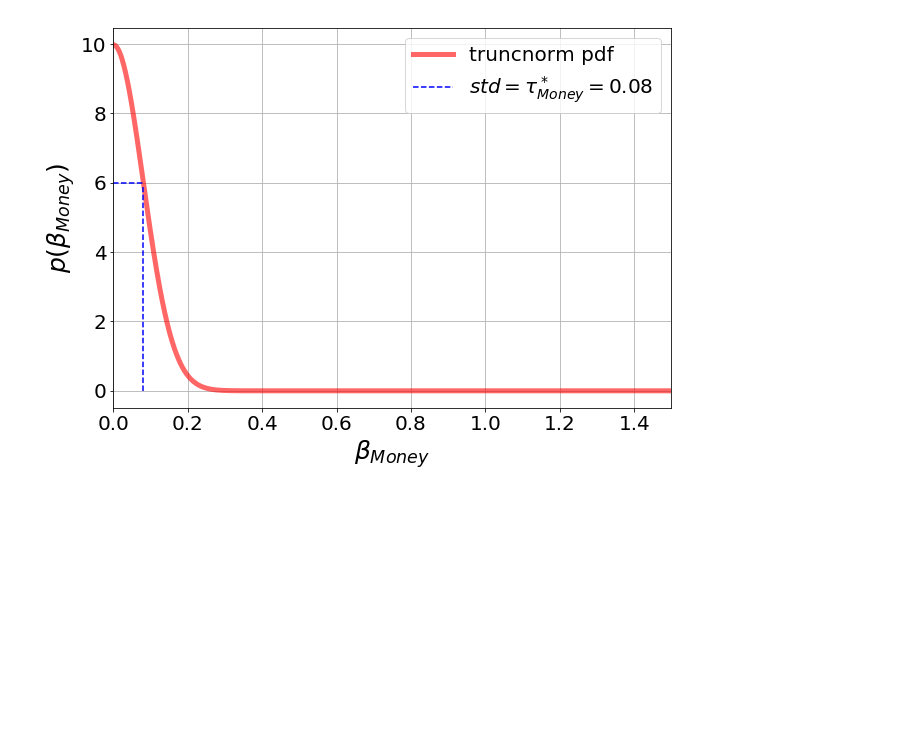
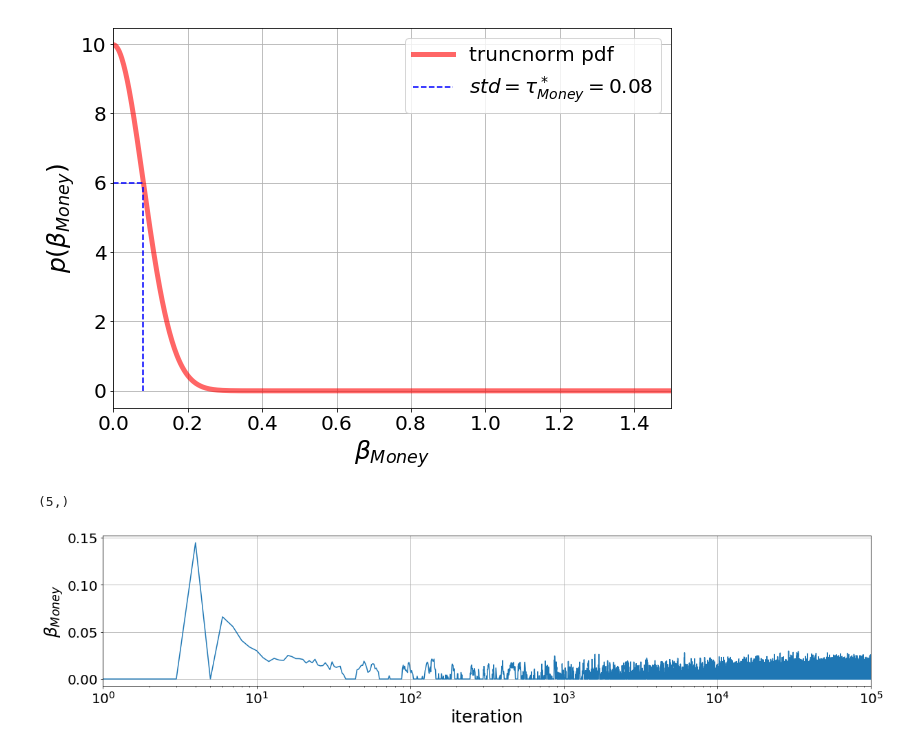
Before and after one commit to mtambos/mcmc_proj7, a Jupyter notebook: happiness_analysis.ipynb, the cells around one changed output. Drawn from its saved outputs; the diff is of its cells as text; code cells hidden in the pictures; blank space fills up the shorter version.

```diff
--- a/happiness_analysis.ipynb
+++ b/happiness_analysis.ipynb
@@ -210,3 +210,17 @@ plt.savefig('./truncatedNormal.pdf')
 plt.show()
 # %% [output]
 [figure]
+# %%
+np.shape(results)
+# %% [output]
+(5,)
+# %%
+plt.figure(figsize = (20,4))
+plt.semilogx(np.arange(0,len(chain[:,0])),chain[:,0])
+plt.xlabel('iteration', fontsize = 25)
+plt.ylabel('$β_{Money}$', fontsize = 25)
+plt.xlim([0,len(chain[:,0])])
+plt.grid()
+plt.show()
+# %% [output]
+[figure, added]
```
Also changed, not shown: parts of 7 cells of this notebook, 1 other file.
